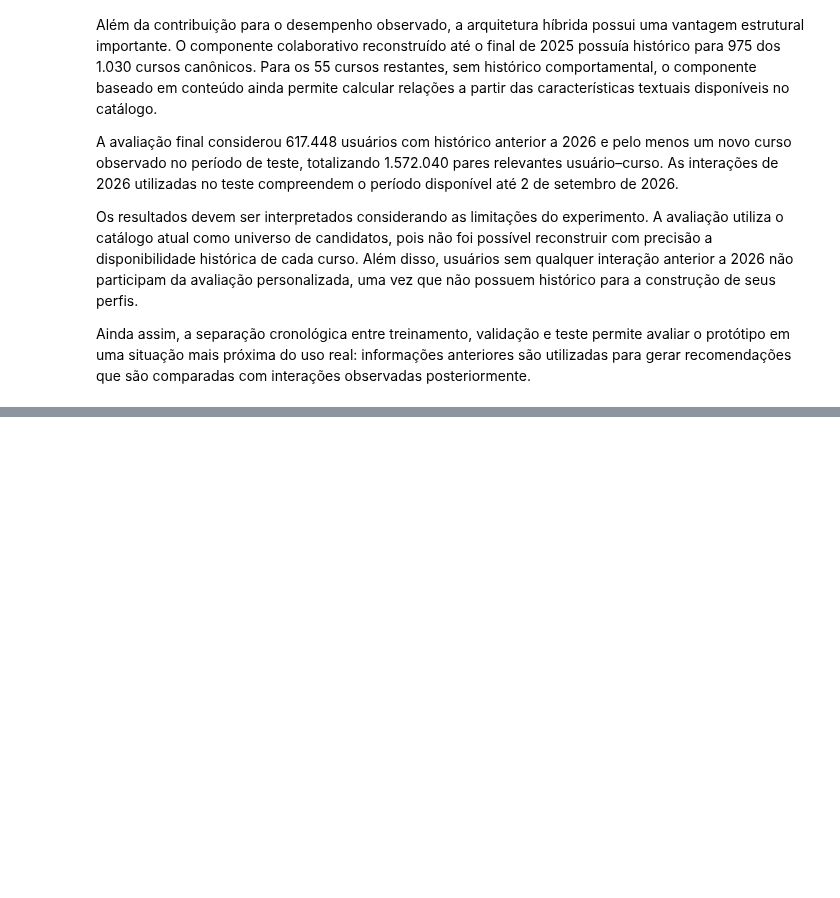
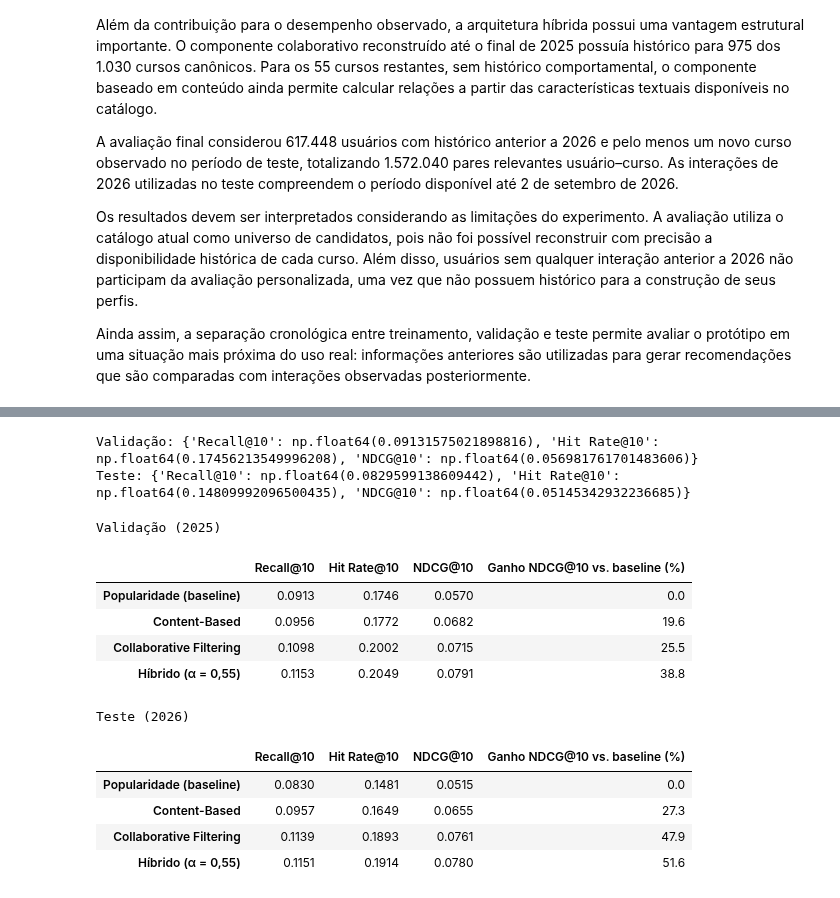
Before and after one commit to Allana691/Projeto-aplicado-III, a Jupyter notebook: codigo/03_modelo_recomendacao.ipynb, the cells around one changed output, grey strips where cells are left out. Saved outputs shown, nothing was run; the diff lists cells and outputs as text; code cells hidden in the pictures; blank space fills up the shorter version.

Commit message:
Adiciona baseline de popularidade e comparação de modelos

```diff
--- a/codigo/03_modelo_recomendacao.ipynb
+++ b/codigo/03_modelo_recomendacao.ipynb
@@ -3263,0 +3315,71 @@ Ainda assim, a separação cronológica entre treinamento, validação e teste p
+# %%
+# Validação (treino até 2024): alinhar ao catálogo de 1.030 cursos
+popularidade_val = np.zeros(len(catalogo_modelo))
+popularidade_val[indices_catalogo_cf] = np.asarray(matriz_cf.sum(axis=0)).ravel()
+
+resultado_pop_val = avaliar_popularidade(matriz_historico, matriz_alvos, popularidade_val)
+
+# Teste (treino até 2025): a matriz final já está alinhada ao catálogo
+popularidade_teste = np.asarray(matriz_cf_final.sum(axis=0)).ravel()
+
+resultado_pop_teste = avaliar_popularidade(matriz_historico_teste, matriz_alvos_teste, popularidade_teste)
+# %%
+print("Validação:", resultado_pop_val)
+print("Teste:", resultado_pop_teste)
+# %% [output]
+Validação: {'Recall@10': np.float64(0.09131575021898816), 'Hit Rate@10': np.float64(0.17456213549996208), 'NDCG@10': np.float64(0.056981761701483606)}
+Teste: {'Recall@10': np.float64(0.0829599138609442), 'Hit Rate@10': np.float64(0.14809992096500435), 'NDCG@10': np.float64(0.05145342932236685)}
+# %%
+metricas = ["Recall@10", "Hit Rate@10", "NDCG@10"]
+
+# Linha do híbrido (α = 0,55) na validação
+linha_hibrido_val = resultados_finais_alpha[
+    np.isclose(resultados_finais_alpha["alpha"], 0.55)
+].iloc[0]
+
+# Tabela da validação (2025)
+tabela_validacao = pd.DataFrame({
+    "Popularidade (baseline)": resultado_pop_val,
+    "Content-Based": resultado_content,
+    "Collaborative Filtering": resultado_cf,
+    "Híbrido (α = 0,55)": {m: linha_hibrido_val[m] for m in metricas},
+}).T[metricas]
+
+# Tabela do teste (2026)
+baseline_teste = pd.DataFrame(
+    {"Popularidade (baseline)": resultado_pop_teste}
+).T[metricas]
+
+tabela_teste = pd.concat([
+    baseline_teste,
+    resultados_teste_final.set_index("Modelo")[metricas]
+])
+
+# Ganho percentual do NDCG@10 em relação ao baseline
+for tabela in (tabela_validacao, tabela_teste):
+    ndcg_baseline = tabela.loc["Popularidade (baseline)", "NDCG@10"]
+    tabela["Ganho NDCG@10 vs. baseline (%)"] = (
+        tabela["NDCG@10"] / ndcg_baseline - 1
+    ) * 100
+
+formato = {m: 4 for m in metricas}
+formato["Ganho NDCG@10 vs. baseline (%)"] = 1
+
+print("Validação (2025)")
+display(tabela_validacao.round(formato))
+
+print("Teste (2026)")
+display(tabela_teste.round(formato))
+# %% [output]
+Validação (2025)
+|  | Recall@10 | Hit Rate@10 | NDCG@10 | Ganho NDCG@10 vs. baseline (%) |
+| Popularidade (baseline) | 0.0913 | 0.1746 | 0.0570 | 0.0 |
+| Content-Based | 0.0956 | 0.1772 | 0.0682 | 19.6 |
+| Collaborative Filtering | 0.1098 | 0.2002 | 0.0715 | 25.5 |
+| Híbrido (α = 0,55) | 0.1153 | 0.2049 | 0.0791 | 38.8 |
+Teste (2026)
+|  | Recall@10 | Hit Rate@10 | NDCG@10 | Ganho NDCG@10 vs. baseline (%) |
+| Popularidade (baseline) | 0.0830 | 0.1481 | 0.0515 | 0.0 |
+| Content-Based | 0.0957 | 0.1649 | 0.0655 | 27.3 |
+| Collaborative Filtering | 0.1139 | 0.1893 | 0.0761 | 47.9 |
+| Híbrido (α = 0,55) | 0.1151 | 0.1914 | 0.0780 | 51.6 |
```
Also changed, not shown: parts of 20 cells of this notebook.
